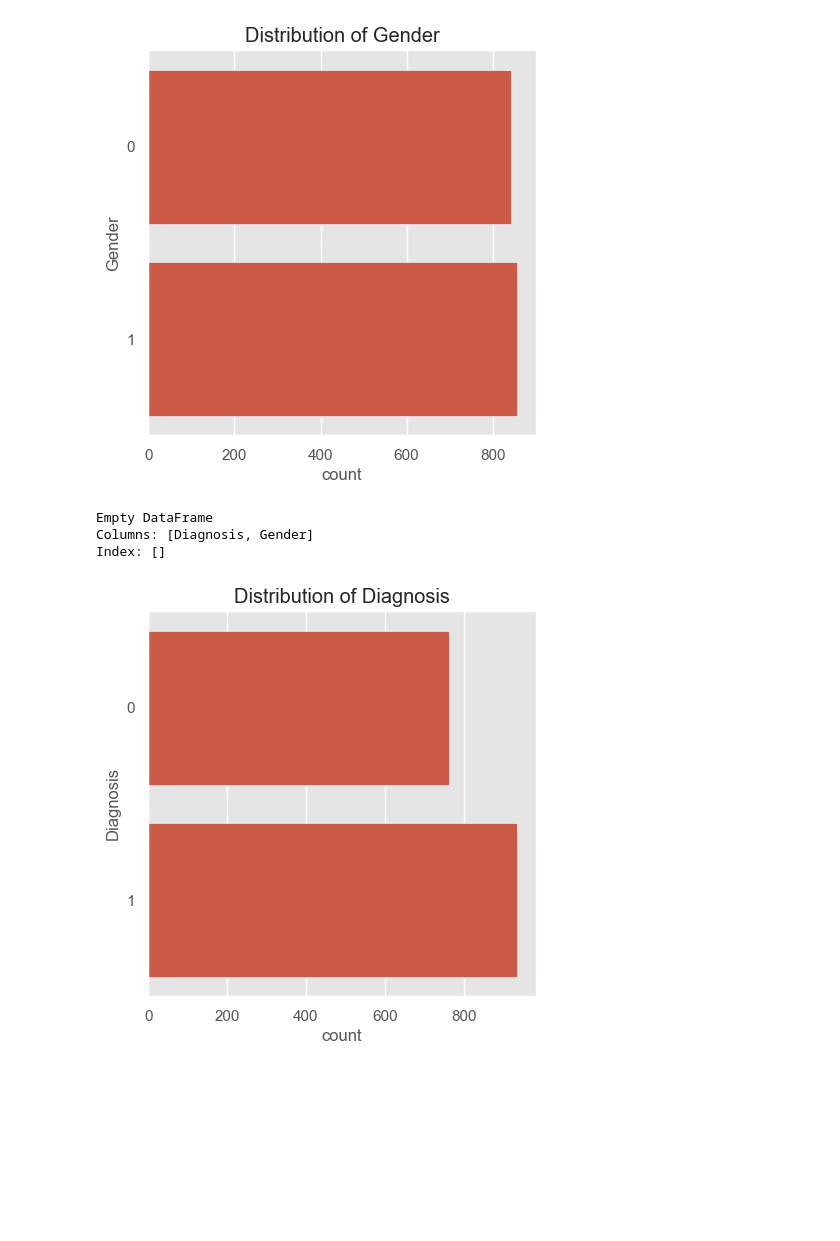
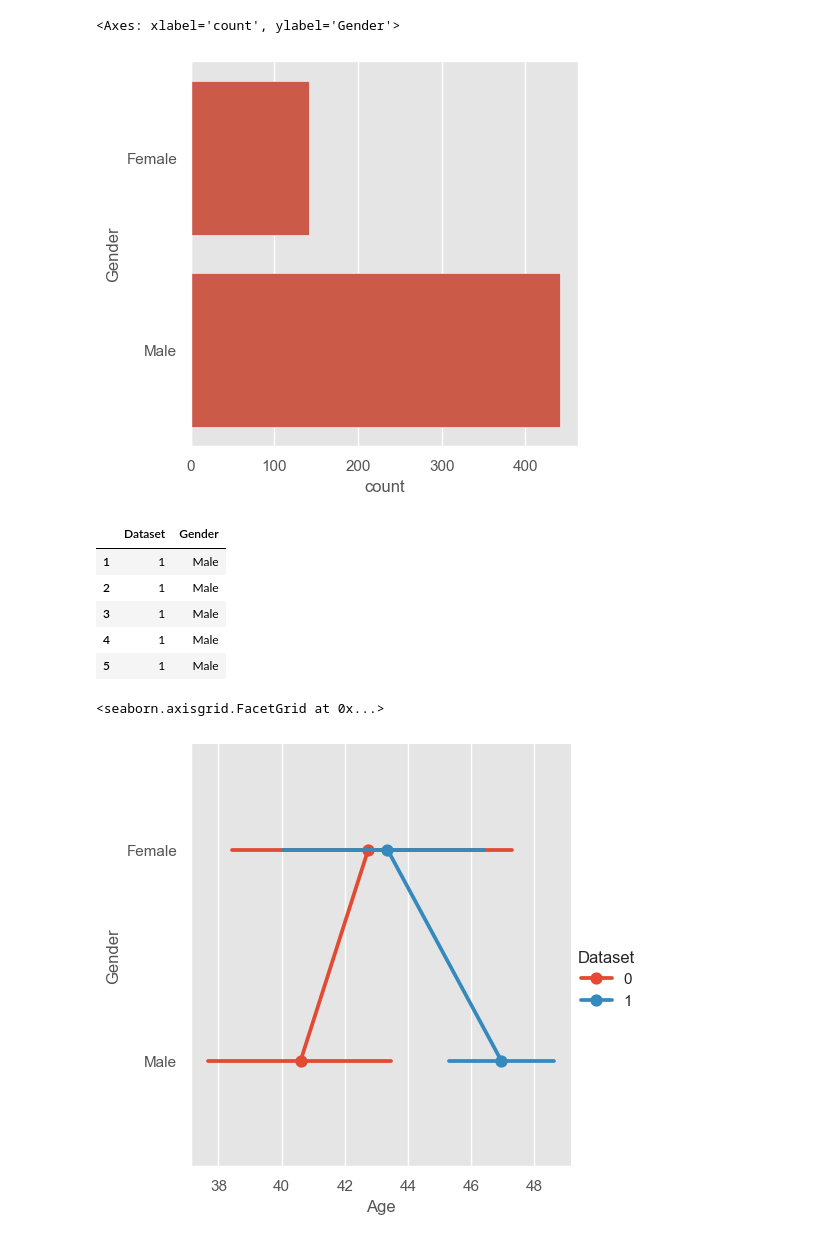
Before and after one commit to mahingaRodin/Disease-Predictor, a Jupyter notebook: modernDP/notebooks/liver.ipynb, the cells around one changed output. Saved outputs shown, nothing was run; the diff lists cells and outputs as text; code cells hidden in the pictures; blank space fills up the shorter version.

```diff
--- a/modernDP/notebooks/liver.ipynb
+++ b/modernDP/notebooks/liver.ipynb
@@ -111,9 +120,8 @@ df.describe()
 # %%
-#if score == negative , mark 0  , else 1
+#if score == negative, mark 0 ; else 1
 def partition(x):
-    if x == 2:
+    if x== 2:
         return 0
     return 1
 
-df['Diagnosis'] = df['Diagnosis'].map(partition).astype('object')
-print(df.describe(include=['object']))
+df['Dataset'] = df['Dataset'].map(partition)
@@ -126,22 +136,21 @@ print(df.describe(include=['object']))
 # %%
-plt.figure(figsize=(5, 5))
-sns.countplot(y='Gender', data=df)
-plt.title('Distribution of Gender')
-plt.show()
+plt.figure(figsize=(5,5))
+sns.countplot(y="Gender", data=df)
 # %% [output]
+<Axes: xlabel='count', ylabel='Gender'>
-[figure, old version]
+[figure, new version]
 # %%
-male_df = df[df['Gender'] == 'Male'][['Diagnosis', 'Gender']]
-print(male_df.head())
+df[df['Gender'] == 'Male'][['Dataset', 'Gender']].head()
 # %% [output]
-Empty DataFrame
-Columns: [Diagnosis, Gender]
-Index: []
+|  | Dataset | Gender |
+| 1 | 1 | Male |
+| 2 | 1 | Male |
+| 3 | 1 | Male |
+| 4 | 1 | Male |
+| 5 | 1 | Male |
 # %%
-plt.figure(figsize=(5, 5))
-sns.countplot(y='Diagnosis', data=df)
-plt.title('Distribution of Diagnosis')
-plt.show()
+sns.catplot(x="Age", y="Gender", hue="Dataset", data=df, kind="point", markers="o", linestyles="-")
 # %% [output]
+<seaborn.axisgrid.FacetGrid at 0x...>
-[figure, old version]
+[figure, new version]
 # %%
```
Also changed, not shown: parts of 12 cells of this notebook, 1 other file.
